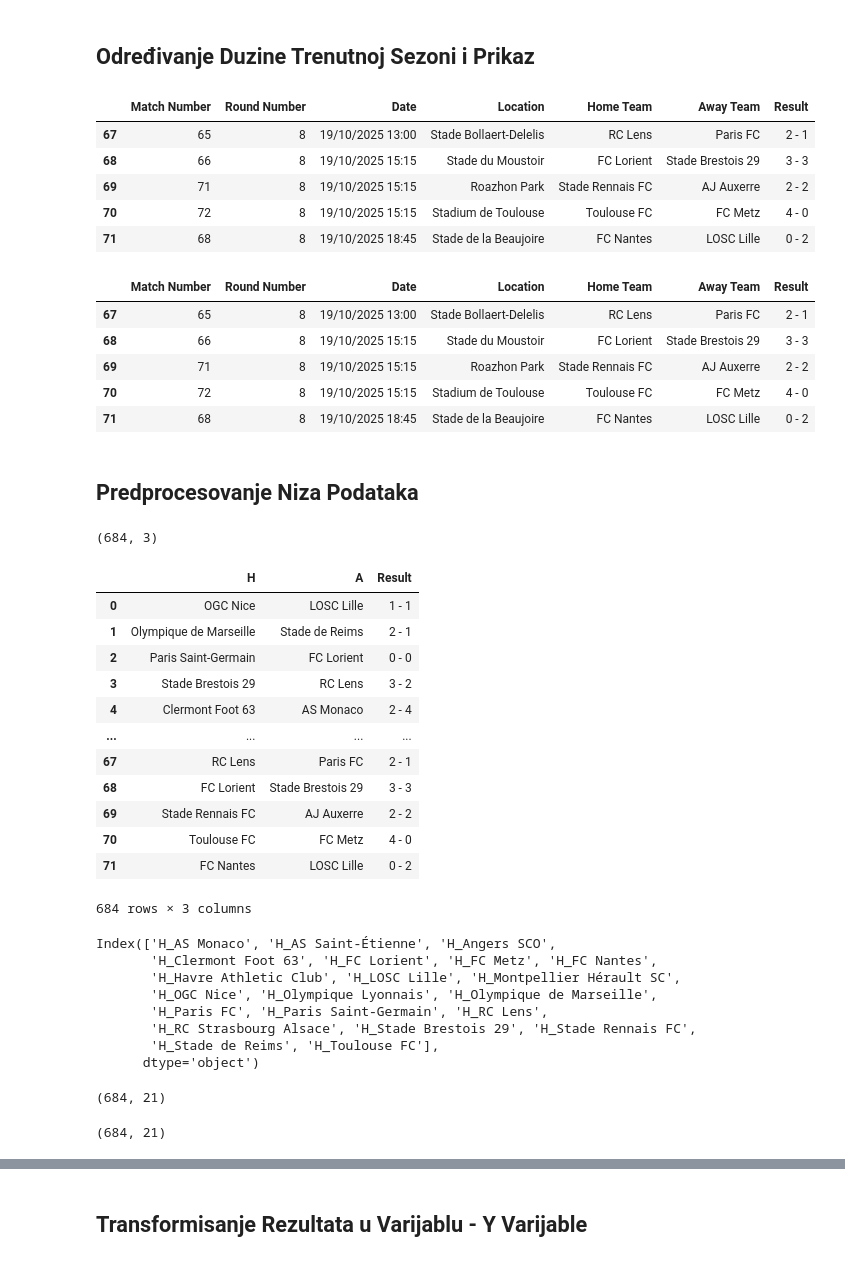
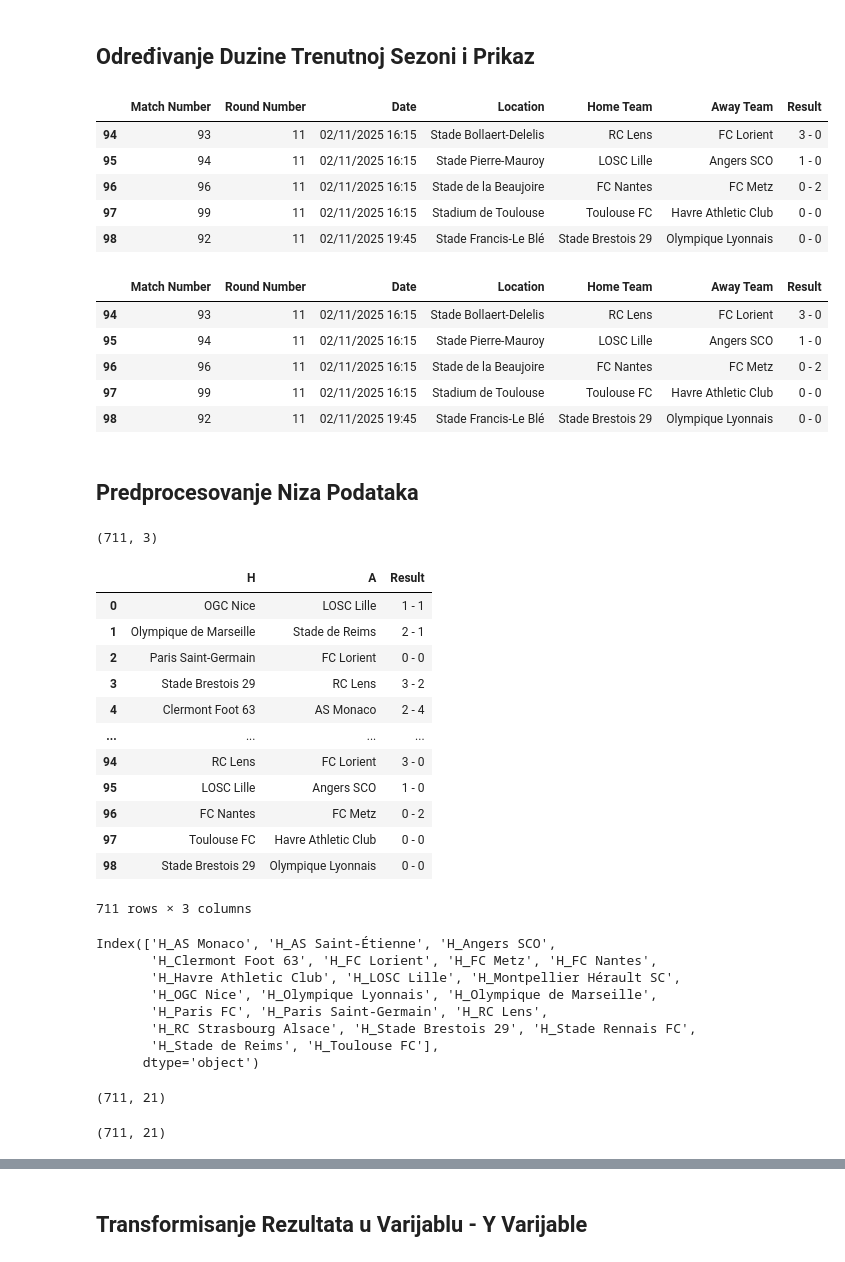
Before and after one commit to AmirBih/predikcija_rezultata_L1, a Jupyter notebook: L1- float_Predvidjanje_Pobjednika.ipynb, the cells around one changed output, grey strips where cells are left out. Saved outputs shown, nothing was run; the diff lists cells and outputs as text; code cells hidden in the pictures.

```diff
--- a/L1- float_Predvidjanje_Pobjednika.ipynb
+++ b/L1- float_Predvidjanje_Pobjednika.ipynb
@@ -25,15 +25,15 @@ df_23_4["Away Team"] = df_23_4["Away Team"].replace("Havre AC", 'Havre Athletic
 ## Određivanje Duzine Trenutnoj Sezoni i Prikaz
 # %%
 #odrediti duzinu sezone - OBAVEZNO!!!
-df_25_6 = df_25_6.head(72)
+df_25_6 = df_25_6.head(99)
 df_25_6.tail()
 # %% [output]
 |  | Match Number | Round Number | Date | Location | Home Team | Away Team | Result |
-| 67 | 65 | 8 | 19/10/2025 13:00 | Stade Bollaert-Delelis | RC Lens | Paris FC | 2 - 1 |
-| 68 | 66 | 8 | 19/10/2025 15:15 | Stade du Moustoir | FC Lorient | Stade Brestois 29 | 3 - 3 |
-| 69 | 71 | 8 | 19/10/2025 15:15 | Roazhon Park | Stade Rennais FC | AJ Auxerre | 2 - 2 |
-| 70 | 72 | 8 | 19/10/2025 15:15 | Stadium de Toulouse | Toulouse FC | FC Metz | 4 - 0 |
-| 71 | 68 | 8 | 19/10/2025 18:45 | Stade de la Beaujoire | FC Nantes | LOSC Lille | 0 - 2 |
+| 94 | 93 | 11 | 02/11/2025 16:15 | Stade Bollaert-Delelis | RC Lens | FC Lorient | 3 - 0 |
+| 95 | 94 | 11 | 02/11/2025 16:15 | Stade Pierre-Mauroy | LOSC Lille | Angers SCO | 1 - 0 |
+| 96 | 96 | 11 | 02/11/2025 16:15 | Stade de la Beaujoire | FC Nantes | FC Metz | 0 - 2 |
+| 97 | 99 | 11 | 02/11/2025 16:15 | Stadium de Toulouse | Toulouse FC | Havre Athletic Club | 0 - 0 |
+| 98 | 92 | 11 | 02/11/2025 19:45 | Stade Francis-Le Blé | Stade Brestois 29 | Olympique Lyonnais | 0 - 0 |
 # %%
 #sjedinjavanje ta tri df niza podataka - po osi jedan - odnosno uzduž
 df_BL = pd.concat([df_23_4, df_24_5, df_25_6], axis=0)
@@ -43,11 +43,11 @@ df_BL = pd.concat([df_23_4, df_24_5, df_25_6], axis=0)
 df_BL.tail()
 # %% [output]
 |  | Match Number | Round Number | Date | Location | Home Team | Away Team | Result |
-| 67 | 65 | 8 | 19/10/2025 13:00 | Stade Bollaert-Delelis | RC Lens | Paris FC | 2 - 1 |
-| 68 | 66 | 8 | 19/10/2025 15:15 | Stade du Moustoir | FC Lorient | Stade Brestois 29 | 3 - 3 |
-| 69 | 71 | 8 | 19/10/2025 15:15 | Roazhon Park | Stade Rennais FC | AJ Auxerre | 2 - 2 |
-| 70 | 72 | 8 | 19/10/2025 15:15 | Stadium de Toulouse | Toulouse FC | FC Metz | 4 - 0 |
-| 71 | 68 | 8 | 19/10/2025 18:45 | Stade de la Beaujoire | FC Nantes | LOSC Lille | 0 - 2 |
+| 94 | 93 | 11 | 02/11/2025 16:15 | Stade Bollaert-Delelis | RC Lens | FC Lorient | 3 - 0 |
+| 95 | 94 | 11 | 02/11/2025 16:15 | Stade Pierre-Mauroy | LOSC Lille | Angers SCO | 1 - 0 |
+| 96 | 96 | 11 | 02/11/2025 16:15 | Stade de la Beaujoire | FC Nantes | FC Metz | 0 - 2 |
+| 97 | 99 | 11 | 02/11/2025 16:15 | Stadium de Toulouse | Toulouse FC | Havre Athletic Club | 0 - 0 |
+| 98 | 92 | 11 | 02/11/2025 19:45 | Stade Francis-Le Blé | Stade Brestois 29 | Olympique Lyonnais | 0 - 0 |
 # %% [markdown]
 ## Predprocesovanje Niza Podataka
 # %%
@@ -55,7 +55,7 @@ df_BL.tail()
 df_BL = df_BL.drop(["Match Number","Round Number","Date","Location"],axis=1)
 df_BL.shape
 # %% [output]
-(684, 3)
+(711, 3)
 # %%
 df_BL.rename(columns={"Home Team":"H","Away Team":"A"},inplace=True)
 # %%
@@ -69,12 +69,12 @@ df_BL
 | 3 | Stade Brestois 29 | RC Lens | 3 - 2 |
 | 4 | Clermont Foot 63 | AS Monaco | 2 - 4 |
 | ... | ... | ... | ... |
-| 67 | RC Lens | Paris FC | 2 - 1 |
-| 68 | FC Lorient | Stade Brestois 29 | 3 - 3 |
-| 69 | Stade Rennais FC | AJ Auxerre | 2 - 2 |
-| 70 | Toulouse FC | FC Metz | 4 - 0 |
-| 71 | FC Nantes | LOSC Lille | 0 - 2 |
+| 94 | RC Lens | FC Lorient | 3 - 0 |
+| 95 | LOSC Lille | Angers SCO | 1 - 0 |
+| 96 | FC Nantes | FC Metz | 0 - 2 |
+| 97 | Toulouse FC | Havre Athletic Club | 0 - 0 |
+| 98 | Stade Brestois 29 | Olympique Lyonnais | 0 - 0 |
-684 rows × 3 columns
+711 rows × 3 columns
 # %%
 from sklearn.model_selection import train_test_split
 from sklearn.preprocessing import StandardScaler, LabelEncoder, OneHotEncoder
@@ -98,7 +98,7 @@ Index(['H_AS Monaco', 'H_AS Saint-Étienne', 'H_Angers SCO',
 # %%
 df_domacin.shape
 # %% [output]
-(684, 21)
+(711, 21)
 # %%
 #One Hot Encoder Timova - Gosti
 onehot_encoder_gost = OneHotEncoder(handle_unknown="ignore",drop="first")  # Ensure parameters are correct
@@ -107,7 +107,7 @@ df_gost = pd.DataFrame(kodiran_gost,columns=onehot_encoder_gost.get_feature_name
 # %%
 df_gost.shape
 # %% [output]
-(684, 21)
+(711, 21)
 # %%
 #Sjedinjavanje tih osobina domacin i gost
 df_jedan = pd.concat([df_domacin,df_gost],axis=1)
```
Also changed, not shown: parts of 7 cells of this notebook, 6 other files.
